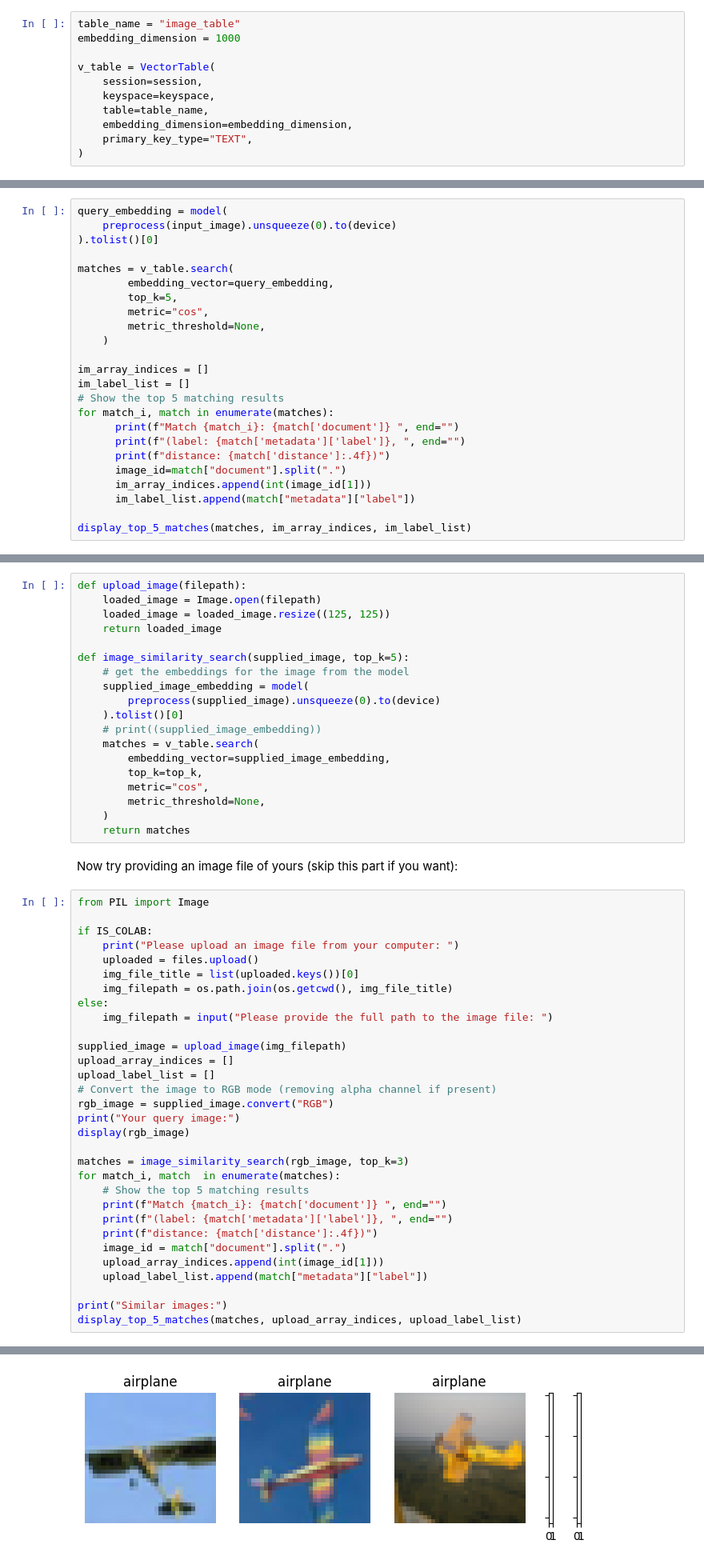
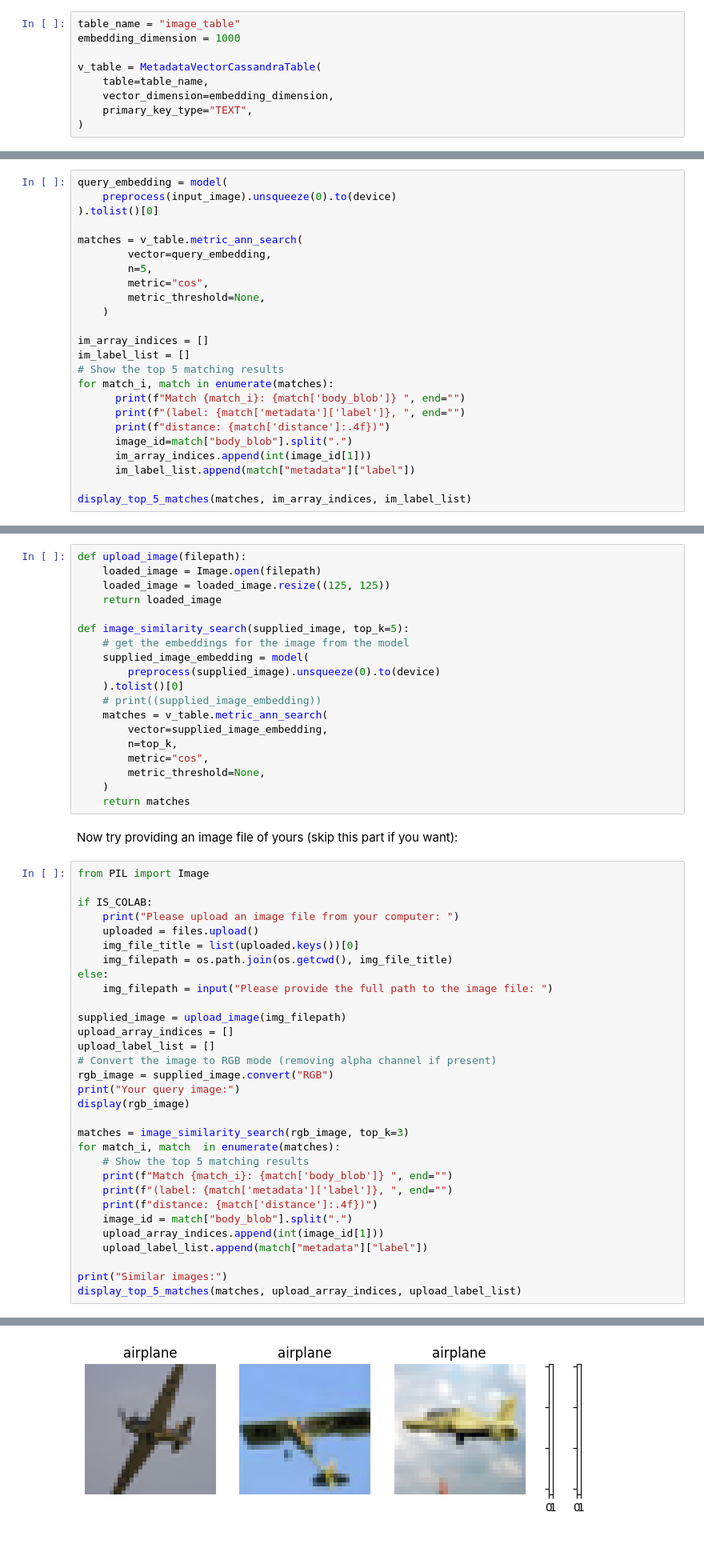
Before and after one commit to CassioML/cassio-website, a Jupyter notebook: docs/frameworks/direct_cassio/image_similarity_vectors.ipynb, the cells around one changed output, grey strips where cells are left out. Shown: that part at 80% size. Cells and saved outputs as stored; diff of their text form.

```diff
--- a/docs/frameworks/direct_cassio/image_similarity_vectors.ipynb
+++ b/docs/frameworks/direct_cassio/image_similarity_vectors.ipynb
@@ -201,11 +208,9 @@ When an instance of `VectorTable` is created, CassIO takes care of the underlyin
 table_name = "image_table"
 embedding_dimension = 1000
 
-v_table = VectorTable(
-    session=session,
-    keyspace=keyspace,
+v_table = MetadataVectorCassandraTable(
     table=table_name,
-    embedding_dimension=embedding_dimension,
+    vector_dimension=embedding_dimension,
     primary_key_type="TEXT",
 )
 # %% [markdown]
@@ -317,9 +322,9 @@ query_embedding = model(
     preprocess(input_image).unsqueeze(0).to(device)
 ).tolist()[0]
 
-matches = v_table.search(
-        embedding_vector=query_embedding,
-        top_k=5,
+matches = v_table.metric_ann_search(
+        vector=query_embedding,
+        n=5,
         metric="cos",
         metric_threshold=None,
     )
@@ -328,10 +333,10 @@ im_array_indices = []
 im_label_list = []
 # Show the top 5 matching results
 for match_i, match in enumerate(matches):
-      print(f"Match {match_i}: {match['document']} ", end="")
+      print(f"Match {match_i}: {match['body_blob']} ", end="")
       print(f"(label: {match['metadata']['label']}, ", end="")
       print(f"distance: {match['distance']:.4f})")
-      image_id=match["document"].split(".")
+      image_id=match["body_blob"].split(".")
       im_array_indices.append(int(image_id[1]))
       im_label_list.append(match["metadata"]["label"])
 
@@ -361,9 +366,9 @@ def image_similarity_search(supplied_image, top_k=5):
         preprocess(supplied_image).unsqueeze(0).to(device)
     ).tolist()[0]
     # print((supplied_image_embedding))
-    matches = v_table.search(
-        embedding_vector=supplied_image_embedding,
-        top_k=top_k,
+    matches = v_table.metric_ann_search(
+        vector=supplied_image_embedding,
+        n=top_k,
         metric="cos",
         metric_threshold=None,
     )
@@ -392,10 +397,10 @@ display(rgb_image)
 matches = image_similarity_search(rgb_image, top_k=3)
 for match_i, match  in enumerate(matches):
     # Show the top 5 matching results
-    print(f"Match {match_i}: {match['document']} ", end="")
+    print(f"Match {match_i}: {match['body_blob']} ", end="")
     print(f"(label: {match['metadata']['label']}, ", end="")
     print(f"distance: {match['distance']:.4f})")
-    image_id = match["document"].split(".")
+    image_id = match["body_blob"].split(".")
     upload_array_indices.append(int(image_id[1]))
     upload_label_list.append(match["metadata"]["label"])
 
@@ -411,5 +416,5 @@ Match 2: CIFAR10.125 (label: airplane, distance: 0.9443)
 Similar images:
-[figure, old version]
+[figure, new version]
 # %% [markdown]
 ## Image Similarity Web App
 
```
Also changed, not shown: parts of 7 cells of this notebook, 7 other files.
